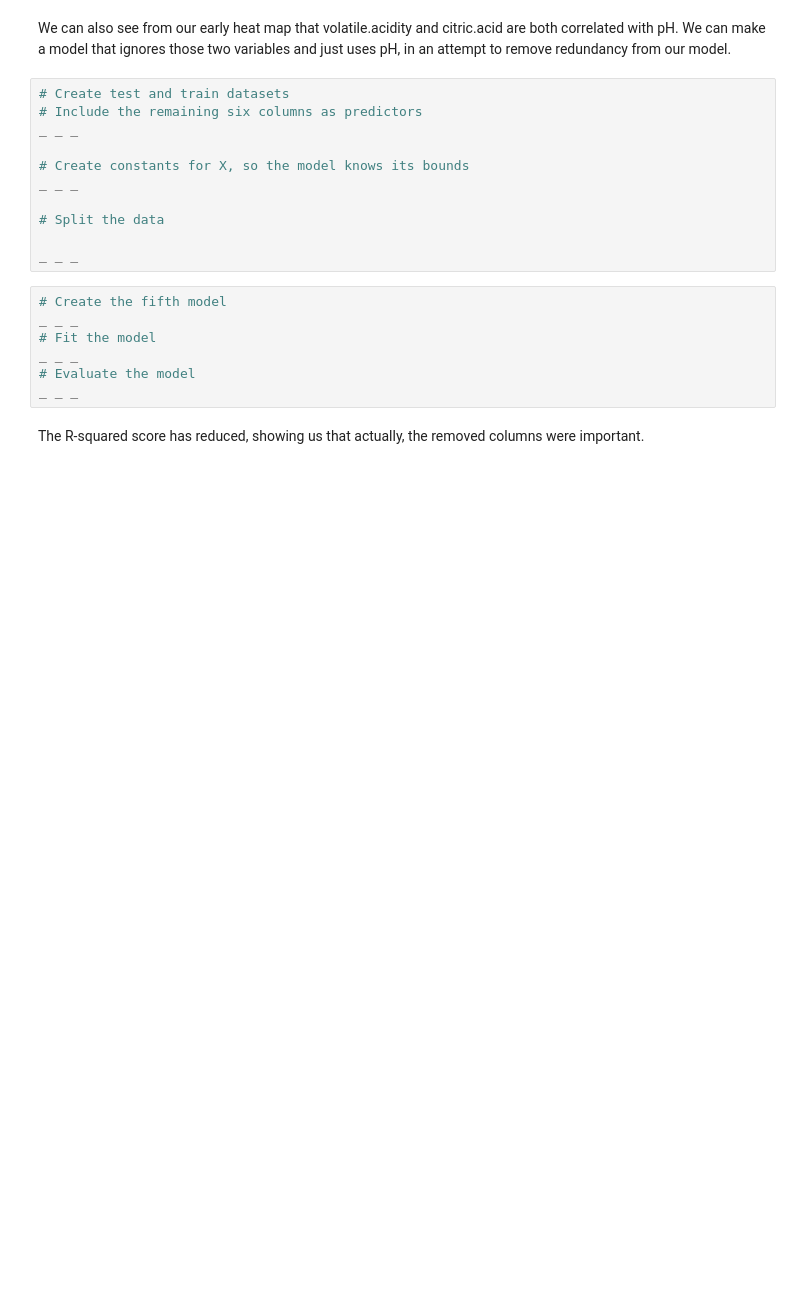
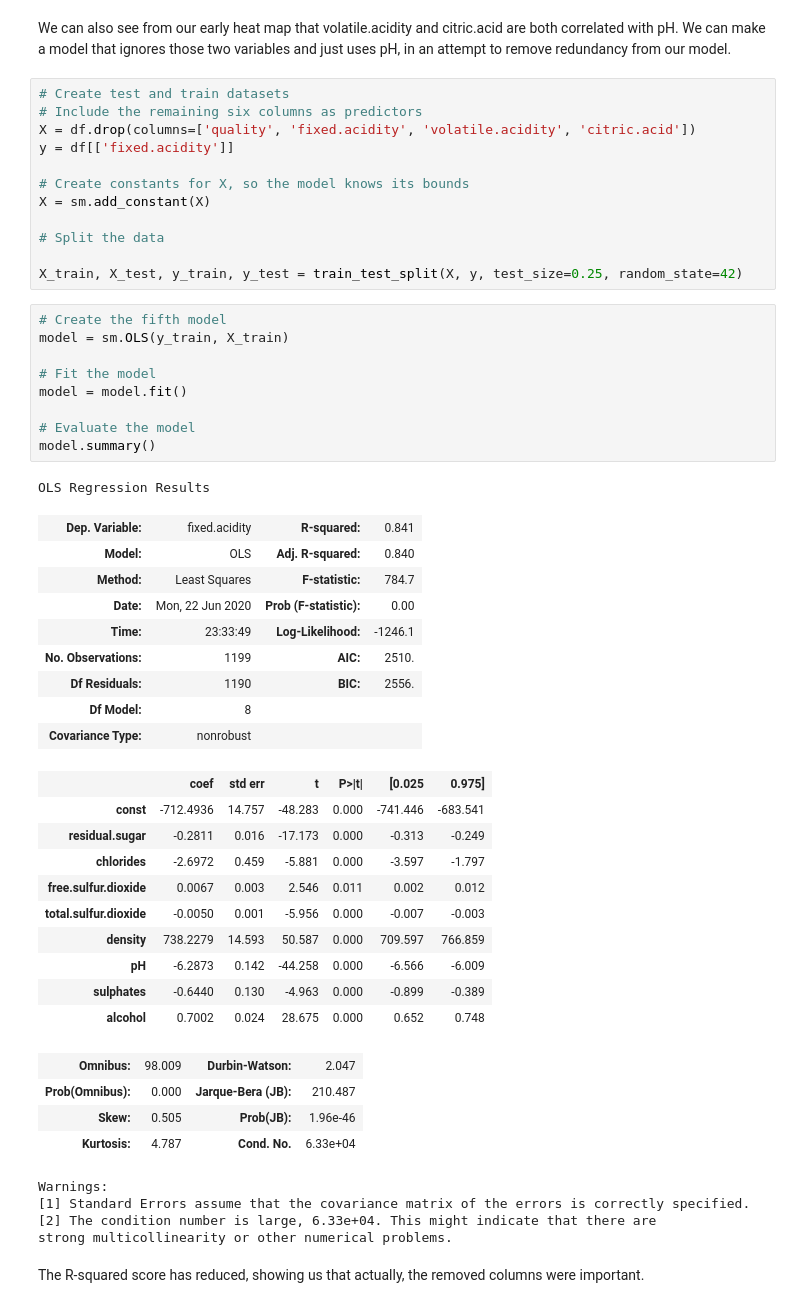
Before and after one commit to Dylan-C-Neal/Springboard-Data-Science-Career-Track, a Jupyter notebook: 11.4 Linear Regression Case Study/Springboard Regression Case Study, Unit 8 - the Red Wine Dataset - Tier 3 (1).ipynb, the cells around one changed output. Saved outputs shown, nothing was run; the diff lists cells and outputs as text; blank space fills up the shorter version.

```diff
--- a/11.4 Linear Regression Case Study/Springboard Regression Case Study, Unit 8 - the Red Wine Dataset - Tier 3 (1).ipynb
+++ b/11.4 Linear Regression Case Study/Springboard Regression Case Study, Unit 8 - the Red Wine Dataset - Tier 3 (1).ipynb
@@ -484,21 +488,53 @@ We can also see from our early heat map that volatile.acidity and citric.acid ar
 # %%
 # Create test and train datasets
 # Include the remaining six columns as predictors
-_ _ _
+X = df.drop(columns=['quality', 'fixed.acidity', 'volatile.acidity', 'citric.acid'])
+y = df[['fixed.acidity']]
 
 # Create constants for X, so the model knows its bounds
-_ _ _
+X = sm.add_constant(X)
 
 # Split the data
 
-_ _ _
+X_train, X_test, y_train, y_test = train_test_split(X, y, test_size=0.25, random_state=42)
 # %%
 # Create the fifth model
-_ _ _
+model = sm.OLS(y_train, X_train)
+
 # Fit the model
-_ _ _
+model = model.fit()
+
 # Evaluate the model
-_ _ _
+model.summary()
+# %% [output]
+OLS Regression Results
+| Dep. Variable: | fixed.acidity | R-squared: | 0.841 |
+| Model: | OLS | Adj. R-squared: | 0.840 |
+| Method: | Least Squares | F-statistic: | 784.7 |
+| Date: | Mon, 22 Jun 2020 | Prob (F-statistic): | 0.00 |
+| Time: | 23:33:49 | Log-Likelihood: | -1246.1 |
+| No. Observations: | 1199 | AIC: | 2510. |
+| Df Residuals: | 1190 | BIC: | 2556. |
+| Df Model: | 8 |  |  |
+| Covariance Type: | nonrobust |  |  |
+|  | coef | std err | t | P>|t| | [0.025 | 0.975] |
+| const | -712.4936 | 14.757 | -48.283 | 0.000 | -741.446 | -683.541 |
+| residual.sugar | -0.2811 | 0.016 | -17.173 | 0.000 | -0.313 | -0.249 |
+| chlorides | -2.6972 | 0.459 | -5.881 | 0.000 | -3.597 | -1.797 |
+| free.sulfur.dioxide | 0.0067 | 0.003 | 2.546 | 0.011 | 0.002 | 0.012 |
+| total.sulfur.dioxide | -0.0050 | 0.001 | -5.956 | 0.000 | -0.007 | -0.003 |
+| density | 738.2279 | 14.593 | 50.587 | 0.000 | 709.597 | 766.859 |
+| pH | -6.2873 | 0.142 | -44.258 | 0.000 | -6.566 | -6.009 |
+| sulphates | -0.6440 | 0.130 | -4.963 | 0.000 | -0.899 | -0.389 |
+| alcohol | 0.7002 | 0.024 | 28.675 | 0.000 | 0.652 | 0.748 |
+| Omnibus: | 98.009 | Durbin-Watson: | 2.047 |
+| Prob(Omnibus): | 0.000 | Jarque-Bera (JB): | 210.487 |
+| Skew: | 0.505 | Prob(JB): | 1.96e-46 |
+| Kurtosis: | 4.787 | Cond. No. | 6.33e+04 |
+Warnings:
+[1] Standard Errors assume that the covariance matrix of the errors is correctly specified.
+[2] The condition number is large, 6.33e+04. This might indicate that there are
+strong multicollinearity or other numerical problems.
 # %% [markdown]
 The R-squared score has reduced, showing us that actually, the removed columns were important.
 # %% [markdown]
```
Also changed, not shown: parts of 4 cells of this notebook.
